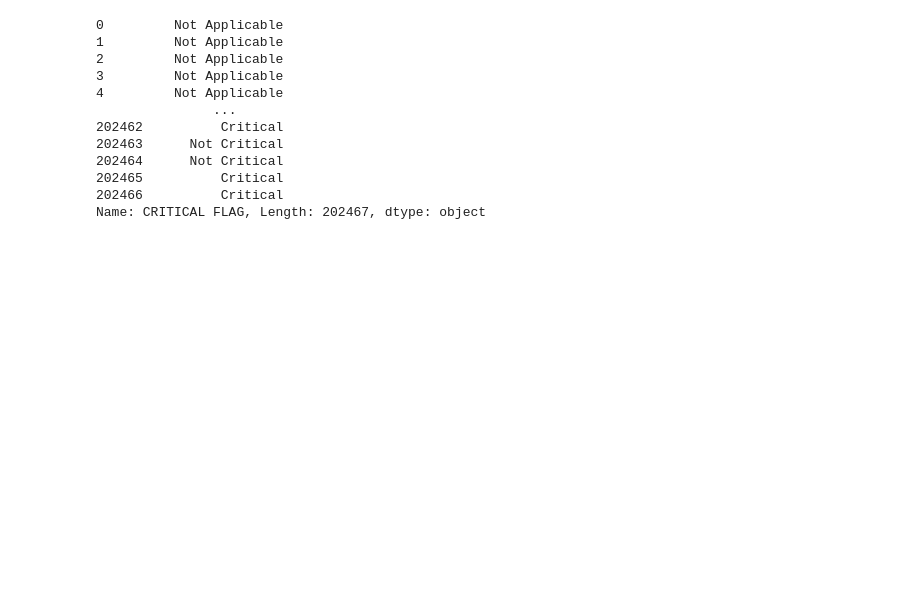
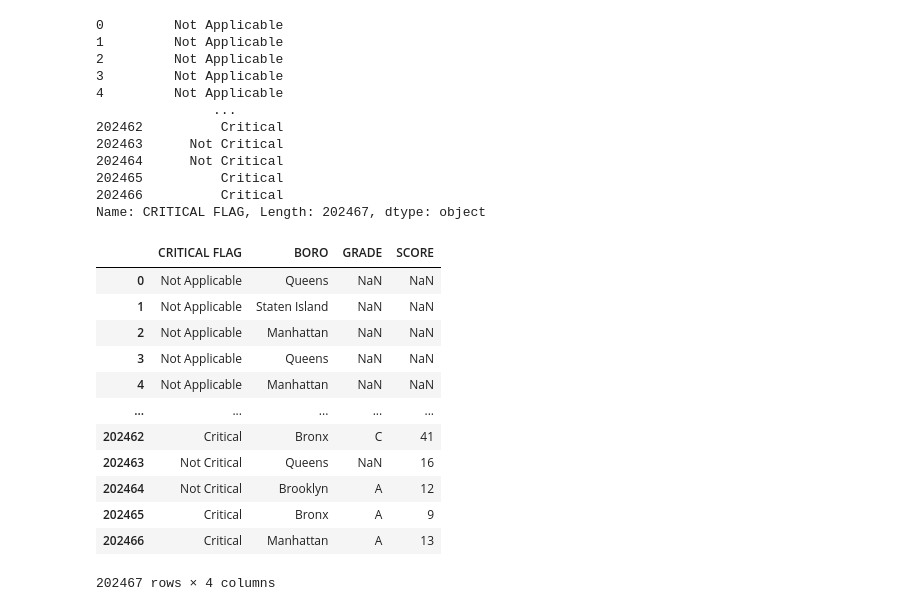
Before and after one commit to arubybonilla/2023-nyc-restaurant-grades, a Jupyter notebook: 2023-nyc-restaurant-inspection-grades-analysis.ipynb, the cells around one changed output. Drawn from its saved outputs; the diff is of its cells as text; code cells hidden in the pictures; blank space fills up the shorter version.

```diff
--- a/2023-nyc-restaurant-inspection-grades-analysis.ipynb
+++ b/2023-nyc-restaurant-inspection-grades-analysis.ipynb
@@ -704,3 +704,20 @@ df["CRITICAL FLAG"]
 202465          Critical
 202466          Critical
 Name: CRITICAL FLAG, Length: 202467, dtype: object
+# %%
+df_score = df[["CRITICAL FLAG", "BORO", "GRADE", "SCORE"]]
+df_score
+# %% [output]
+|  | CRITICAL FLAG | BORO | GRADE | SCORE |
+| 0 | Not Applicable | Queens | NaN | NaN |
+| 1 | Not Applicable | Staten Island | NaN | NaN |
+| 2 | Not Applicable | Manhattan | NaN | NaN |
+| 3 | Not Applicable | Queens | NaN | NaN |
+| 4 | Not Applicable | Manhattan | NaN | NaN |
+| ... | ... | ... | ... | ... |
+| 202462 | Critical | Bronx | C | 41 |
+| 202463 | Not Critical | Queens | NaN | 16 |
+| 202464 | Not Critical | Brooklyn | A | 12 |
+| 202465 | Critical | Bronx | A | 9 |
+| 202466 | Critical | Manhattan | A | 13 |
+202467 rows × 4 columns
```
Also changed, not shown: parts of 4 cells of this notebook.
